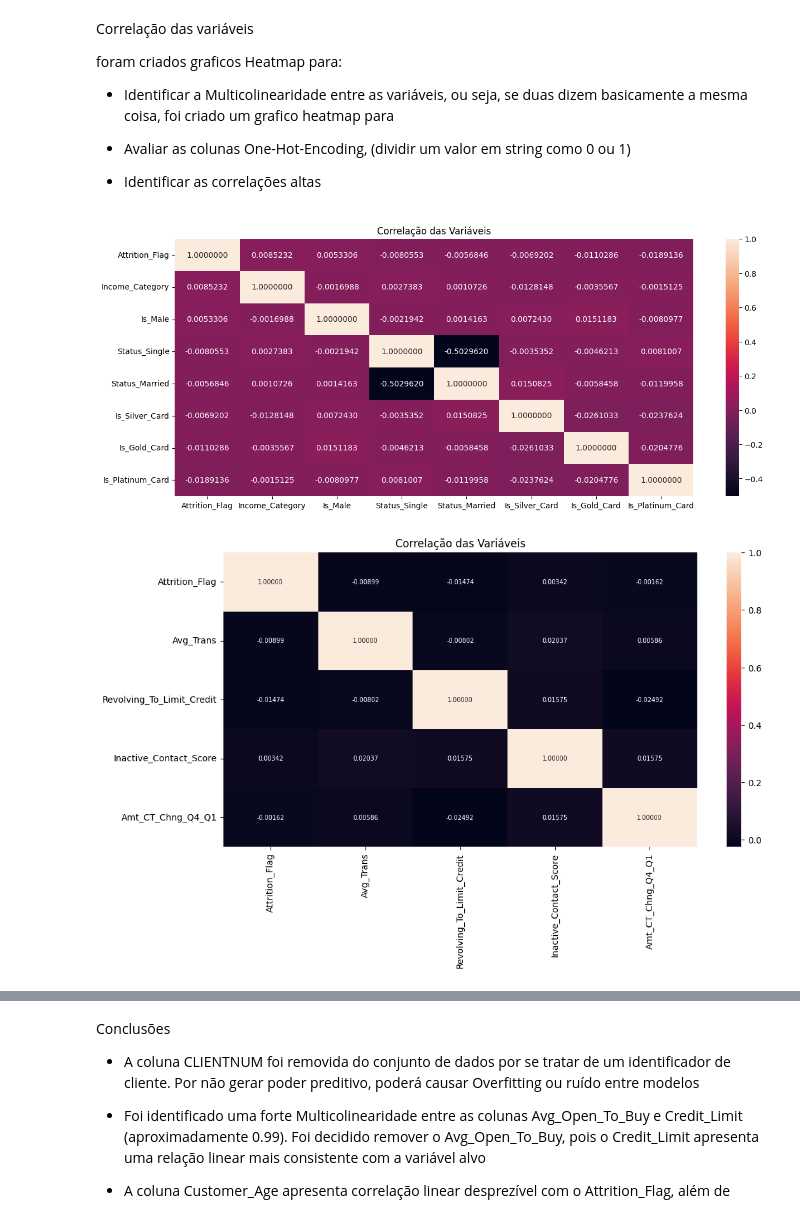
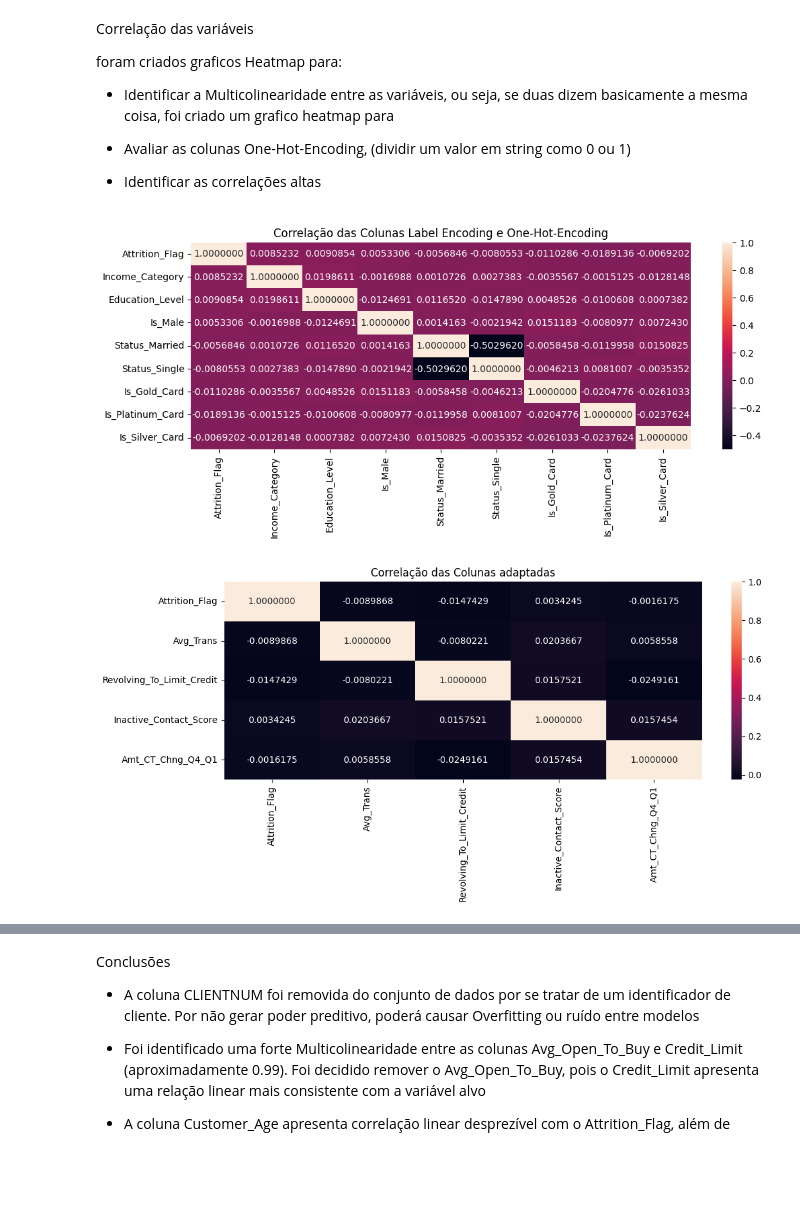
Before and after one commit to rpf991/Previsao_Churning_Clientes_Credito, a Jupyter notebook: notebooks/data_analysis.ipynb, the cells around one changed output, grey strips where cells are left out. Drawn from its saved outputs; the diff is of its cells as text; code cells hidden in the pictures; blank space fills up the shorter version.

```diff
--- a/notebooks/data_analysis.ipynb
+++ b/notebooks/data_analysis.ipynb
@@ -218,6 +226,13 @@ rename_map = { 'Gender_F': 'Is_Female', 'Gender_M': 'Is_Male',
           }
 
 df_base_credit = df_base_credit.rename(columns=rename_map)
+# %%
+df_base_credit['Is_Male'] = df_base_credit['Is_Male'].map(lambda x: 1 if x == True else 0)
+df_base_credit['Status_Married'] = df_base_credit['Status_Married'].map(lambda x: 1 if x == True else 0)
+df_base_credit['Status_Single'] = df_base_credit['Status_Single'].map(lambda x: 1 if x == True else 0)
+df_base_credit['Is_Gold_Card'] = df_base_credit['Is_Gold_Card'].map(lambda x: 1 if x == True else 0)
+df_base_credit['Is_Platinum_Card'] = df_base_credit['Is_Platinum_Card'].map(lambda x: 1 if x == True else 0)
+df_base_credit['Is_Silver_Card'] = df_base_credit['Is_Silver_Card'].map(lambda x: 1 if x == True else 0)
 # %% [markdown]
 Correlação das variáveis
 
@@ -232,20 +247,19 @@ foi criado um grafico heatmap para
 * Identificar as correlações altas
 # %%
 # Análise das colunas Label-Encoding e One-Hot-Encoding
-df_encoding_correlations = df_base_credit[
-                                ['Attrition_Flag', 'Income_Category','Is_Male',
-                                'Status_Single', 'Status_Married',
-                               'Is_Silver_Card', 'Is_Gold_Card', 'Is_Platinum_Card'
-                              ]].corr()
+df_encoding_correlations = df_base_credit[['Attrition_Flag',
+                                           'Income_Category', 'Education_Level',
+                                          'Is_Male', 'Status_Married', 'Status_Single',
+                                          'Is_Gold_Card','Is_Platinum_Card', 'Is_Silver_Card']].corr()
 
-plt.figure(figsize=(15, 6))
+plt.figure(figsize=(12, 4))
 
 sns.heatmap(data=df_encoding_correlations,
             annot=True, fmt=".7f", annot_kws={"size": 10})
-plt.title("Correlação das Variáveis")
+plt.title("Correlação das Colunas Label Encoding e One-Hot-Encoding")
 plt.show()
 # %% [output]
-[figure, old version]
+[figure, new version]
 # %%
 # Análise de Correlação da coluna Target com as novas colunas criadas
 
@@ -256,14 +270,14 @@ df_correlation_columns = df_base_credit[['Attrition_Flag', 'Avg_Trans',
                                          ]].corr()
 
 
-plt.figure(figsize=(12,6))
+plt.figure(figsize=(12, 4))
 
 sns.heatmap(data=df_correlation_columns,
-            annot=True, fmt=".5f", annot_kws={"size": 7})
-plt.title("Correlação das Variáveis")
+            annot=True, fmt=".7f", annot_kws={"size": 10})
+plt.title("Correlação das Colunas adaptadas")
 plt.show()
 # %% [output]
-[figure, old version]
+[figure, new version]
 # %%
 # Avaliação do resto das colunas
 
```
Also changed, not shown: parts of 26 cells of this notebook, 1 other file.
